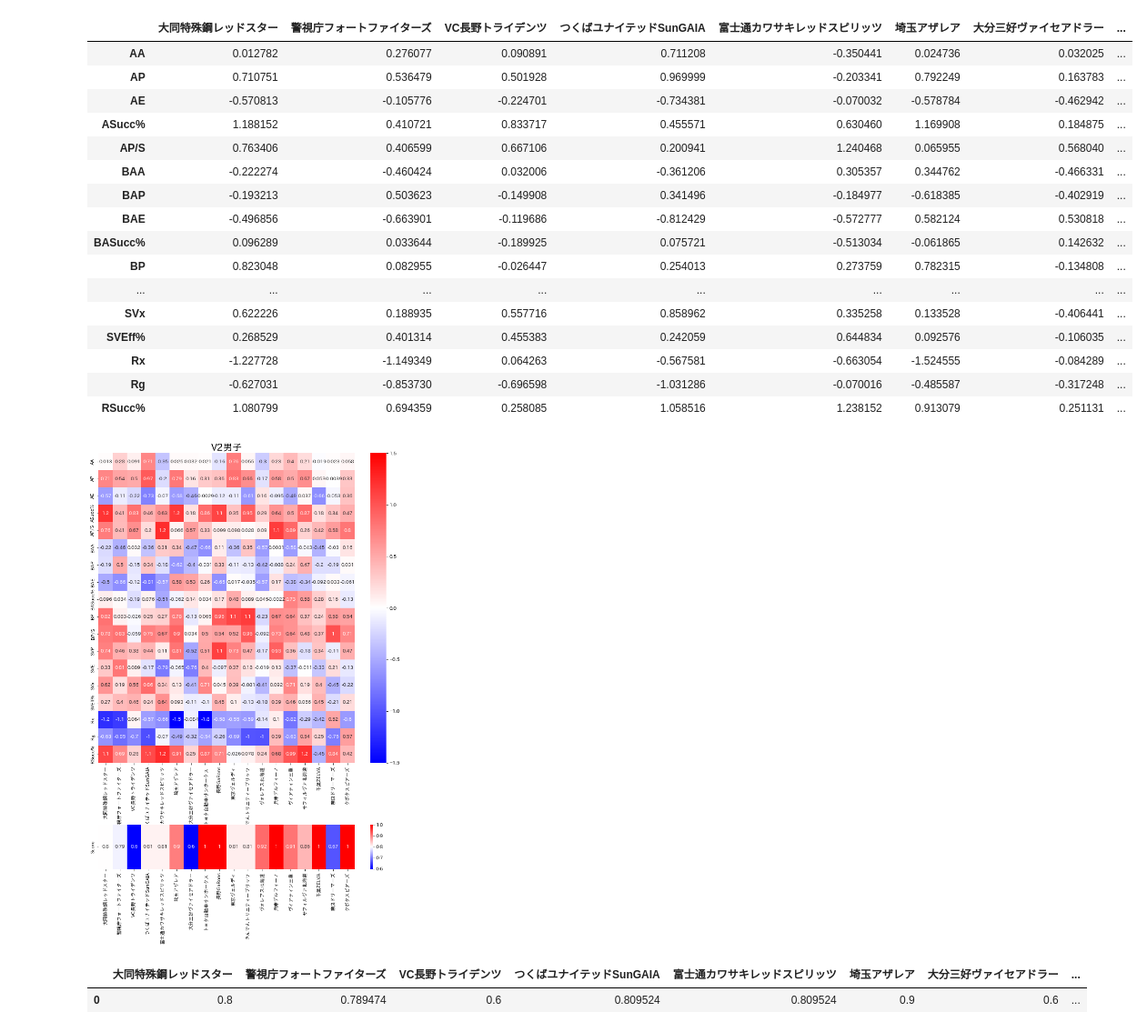
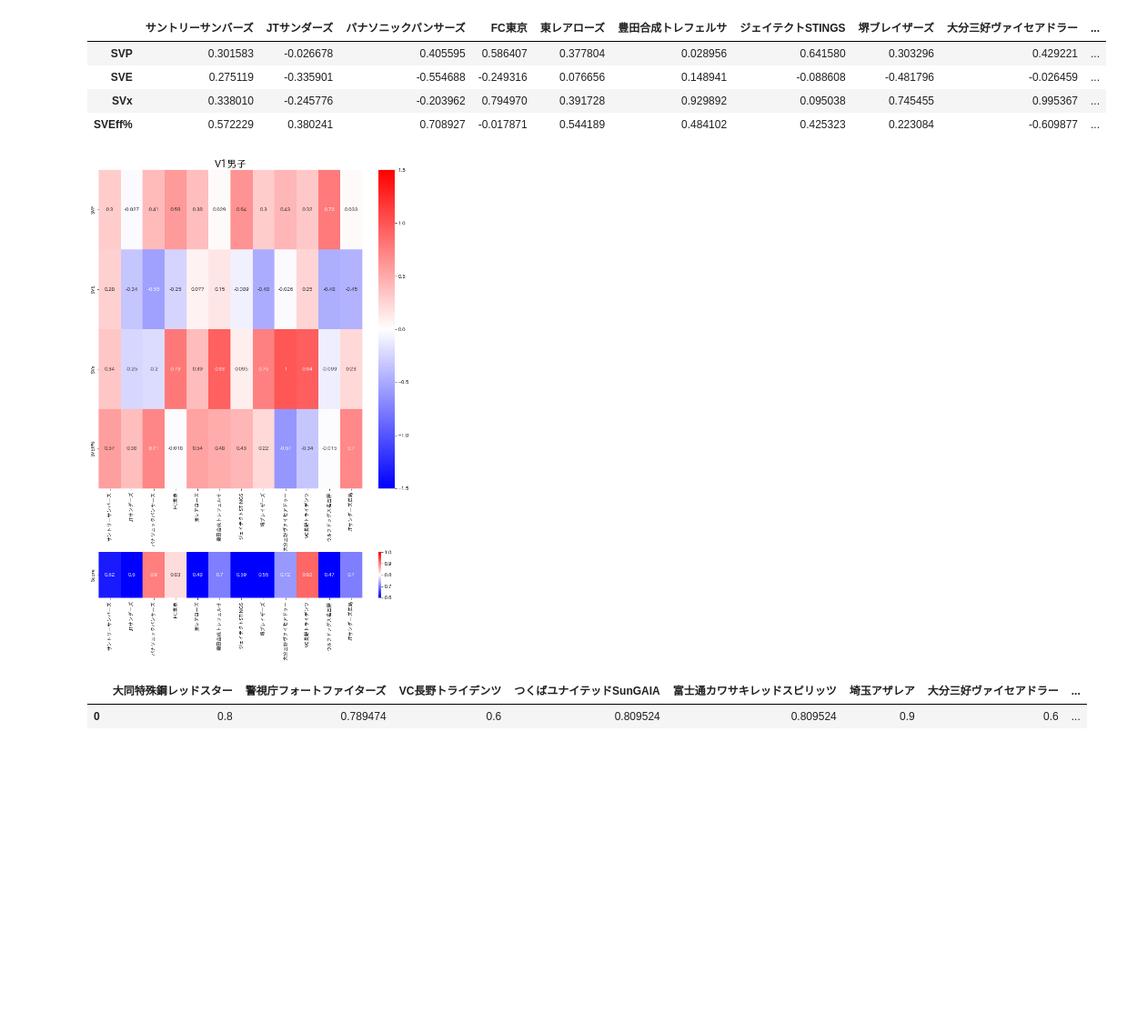
Before and after one commit to vleaguebot-lab/vleague_stats, a Jupyter notebook: data_collect_lab2.ipynb, the cells around one changed output. Shown at 91% size. Cells and saved outputs as stored; diff of their text form; code cells hidden in the pictures; blank space fills up the shorter version.

```diff
--- a/data_collect_lab2.ipynb
+++ b/data_collect_lab2.ipynb
@@ -26,20 +26,26 @@ def div_ja(division):
 # ]
 
 # アテンプト数を削除
-ex = '_remove_A'
-index = [
-    'AA', 'AP', 'AE', 'ASucc%', 'AP/S', 'BAA', 'BAP', 'BAE', 'BASucc%',
-    'BP', 'BP/S', 'SVP', 'SVE', 'SVx', 'SVEff%', 'Rx', 'Rg','RSucc%'
-]
+# ex = '_remove_A'
+# index = [
+#     'AA', 'AP', 'AE', 'ASucc%', 'AP/S', 'BAA', 'BAP', 'BAE', 'BASucc%',
+#     'BP', 'BP/S', 'SVP', 'SVE', 'SVx', 'SVEff%', 'Rx', 'Rg','RSucc%'
+# ]
 
 # 主要スタッツのみ
 # ex = '_simple1'
 # index = [
 #     'ASucc%', 'BASucc%', 'BP/S', 'SVEff%', 'RSucc%'
 # ]
+
+# サーブについてのみ
+ex = '_SV'
+index = [
+    'SVA', 'SVP', 'SVE', 'SVx', 'SVEff%',
+]
 # %%
-division = 'v2_m'
+division = 'v1_m'
 paths = glob.glob('database/{}/teamdb_*'.format(division))
-paths = paths[-5:]
+# paths = paths[-5:]
 print(paths)
 # %% [output]
@@ -58,12 +64,14 @@ for path in paths:
     year = path[-14:-12]
     df = pd.read_csv(path)
     f = lambda x: 1 if x == 'Win' else 0
+    df['SVEff%'] = (df['SVP']*100+df['SVx']*25-df['SVE']*25)/df['SVA']
+    print(df['SVEff%'][0])
     df['Win'] = df['Win_Lose'].map(f)
     df2 = df[index].copy()
-    # df2['BASucc%'].replace('-', np.nan, inplace=True)
-    # df2['BASucc%'] = df2['BASucc%'].apply(lambda x: np.nan if x == '-' else x).astype(float)
-    df2['BASucc%'] = df2['BASucc%'].apply(lambda x: 0 if x == '-' else x).astype(float)
-    # df2['BASucc%'] =df2['BASucc%'].astype(float)
+    # # df2['BASucc%'].replace('-', np.nan, inplace=True)
+    # # df2['BASucc%'] = df2['BASucc%'].apply(lambda x: np.nan if x == '-' else x).astype(float)
+    # df2['BASucc%'] = df2['BASucc%'].apply(lambda x: 0 if x == '-' else x).astype(float)
+    # # df2['BASucc%'] =df2['BASucc%'].astype(float)
     df3 = df2.apply(lambda x: (x-x.mean())/x.std(), axis=0)
     X = df3 # 説明変数
     Y = df['Win']
@@ -72,7 +80,7 @@ for path in paths:
     lr = LogisticRegression() # ロジスティック回帰モデルのインスタンスを作成
     lr_ = lr.fit(X_train, Y_train) # ロジスティック回帰モデルの重みを学習
     Y_pred = lr.predict(X_test)
-    print(accuracy_score(Y_test, Y_pred))
+    # print(accuracy_score(Y_test, Y_pred))
     # print(Y_test, Y_pred)
     df4[year] = lr.coef_[0]
 df4
@@ -101,0 +112,5 @@ df4
+# %%
+df = pd.read_csv(paths[0])
+df['SVEff%'] = (df['SVP']*100+df['SVx']*25-df['SVE']*25)/df['SVA']
+df['SVEff%'][0]
+df[index]
@@ -236,7 +260,7 @@ for team in teams:
     df2 = team_df[index].copy()
     # df2['BASucc%'].replace('-', np.nan, inplace=True)
     # df2['BASucc%'] = df2['BASucc%'].apply(lambda x: np.nan if x == '-' else x).astype(float)
-    df2['BASucc%'] = df2['BASucc%'].apply(lambda x: 0 if x == '-' else x).astype(float)
+    # df2['BASucc%'] = df2['BASucc%'].apply(lambda x: 0 if x == '-' else x).astype(float)
     # df2['BASucc%'] =df2['BASucc%'].astype(float)
     df3 = df2.apply(lambda x: (x-x.mean())/x.std(), axis=0)
     X = df3 # 説明変数
@@ -275,20 +299,8 @@ VC長野トライデンツ
-|  | 大同特殊鋼レッドスター | 警視庁フォートファイターズ | VC長野トライデンツ | つくばユナイテッドSunGAIA | 富士通カワサキレッドスピリッツ | 埼玉アザレア | 大分三好ヴァイセアドラー | ... |
-| AA | 0.012782 | 0.276077 | 0.090891 | 0.711208 | -0.350441 | 0.024736 | 0.032025 | ... |
-| AP | 0.710751 | 0.536479 | 0.501928 | 0.969999 | -0.203341 | 0.792249 | 0.163783 | ... |
-| AE | -0.570813 | -0.105776 | -0.224701 | -0.734381 | -0.070032 | -0.578784 | -0.462942 | ... |
-| ASucc% | 1.188152 | 0.410721 | 0.833717 | 0.455571 | 0.630460 | 1.169908 | 0.184875 | ... |
-| AP/S | 0.763406 | 0.406599 | 0.667106 | 0.200941 | 1.240468 | 0.065955 | 0.568040 | ... |
-| BAA | -0.222274 | -0.460424 | 0.032006 | -0.361206 | 0.305357 | 0.344762 | -0.466331 | ... |
-| BAP | -0.193213 | 0.503623 | -0.149908 | 0.341496 | -0.184977 | -0.618385 | -0.402919 | ... |
-| BAE | -0.496856 | -0.663901 | -0.119686 | -0.812429 | -0.572777 | 0.582124 | 0.530818 | ... |
-| BASucc% | 0.096289 | 0.033644 | -0.189925 | 0.075721 | -0.513034 | -0.061865 | 0.142632 | ... |
-| BP | 0.823048 | 0.082955 | -0.026447 | 0.254013 | 0.273759 | 0.782315 | -0.134808 | ... |
-| ... | ... | ... | ... | ... | ... | ... | ... | ... |
-| SVx | 0.622226 | 0.188935 | 0.557716 | 0.858962 | 0.335258 | 0.133528 | -0.406441 | ... |
-| SVEff% | 0.268529 | 0.401314 | 0.455383 | 0.242059 | 0.644834 | 0.092576 | -0.106035 | ... |
-| Rx | -1.227728 | -1.149349 | 0.064263 | -0.567581 | -0.663054 | -1.524555 | -0.084289 | ... |
-| Rg | -0.627031 | -0.853730 | -0.696598 | -1.031286 | -0.070016 | -0.485587 | -0.317248 | ... |
-| RSucc% | 1.080799 | 0.694359 | 0.258085 | 1.058516 | 1.238152 | 0.913079 | 0.251131 | ... |
+|  | サントリーサンバーズ | JTサンダーズ | パナソニックパンサーズ | FC東京 | 東レアローズ | 豊田合成トレフェルサ | ジェイテクトSTINGS | 堺ブレイザーズ | 大分三好ヴァイセアドラー | ... |
+| SVP | 0.301583 | -0.026678 | 0.405595 | 0.586407 | 0.377804 | 0.028956 | 0.641580 | 0.303296 | 0.429221 | ... |
+| SVE | 0.275119 | -0.335901 | -0.554688 | -0.249316 | 0.076656 | 0.148941 | -0.088608 | -0.481796 | -0.026459 | ... |
+| SVx | 0.338010 | -0.245776 | -0.203962 | 0.794970 | 0.391728 | 0.929892 | 0.095038 | 0.745455 | 0.995367 | ... |
+| SVEff% | 0.572229 | 0.380241 | 0.708927 | -0.017871 | 0.544189 | 0.484102 | 0.425323 | 0.223084 | -0.609877 | ... |
 # %%
 fig = plt.figure(figsize=(12,16))
 grid = plt.GridSpec(8,1)
@@ -297,10 +309,10 @@ ax2 = fig.add_subplot(grid[7,0])
 ax1.set_title(div_ja(division), fontsize=20)
 sns.heatmap(df4,annot=True,cmap='bwr',vmin=-1.5,vmax=1.5,ax=ax1)
 sns.heatmap(df5,annot=True,cmap='bwr',vmin=0.6,vmax=1,ax=ax2)
-plt.savefig('graph/hm/team/{0}_team{1}_17-22.png'.format(division,ex),facecolor='white')
+plt.savefig('graph/hm/team/{0}_team{1}_00-22.png'.format(division,ex),facecolor='white')
 plt.show()
 # %% [output]
-[figure, old version]
+[figure, new version]
 # %%
 df5
 # %% [output]
```
Also changed, not shown: parts of 10 cells of this notebook, 2 other files.
